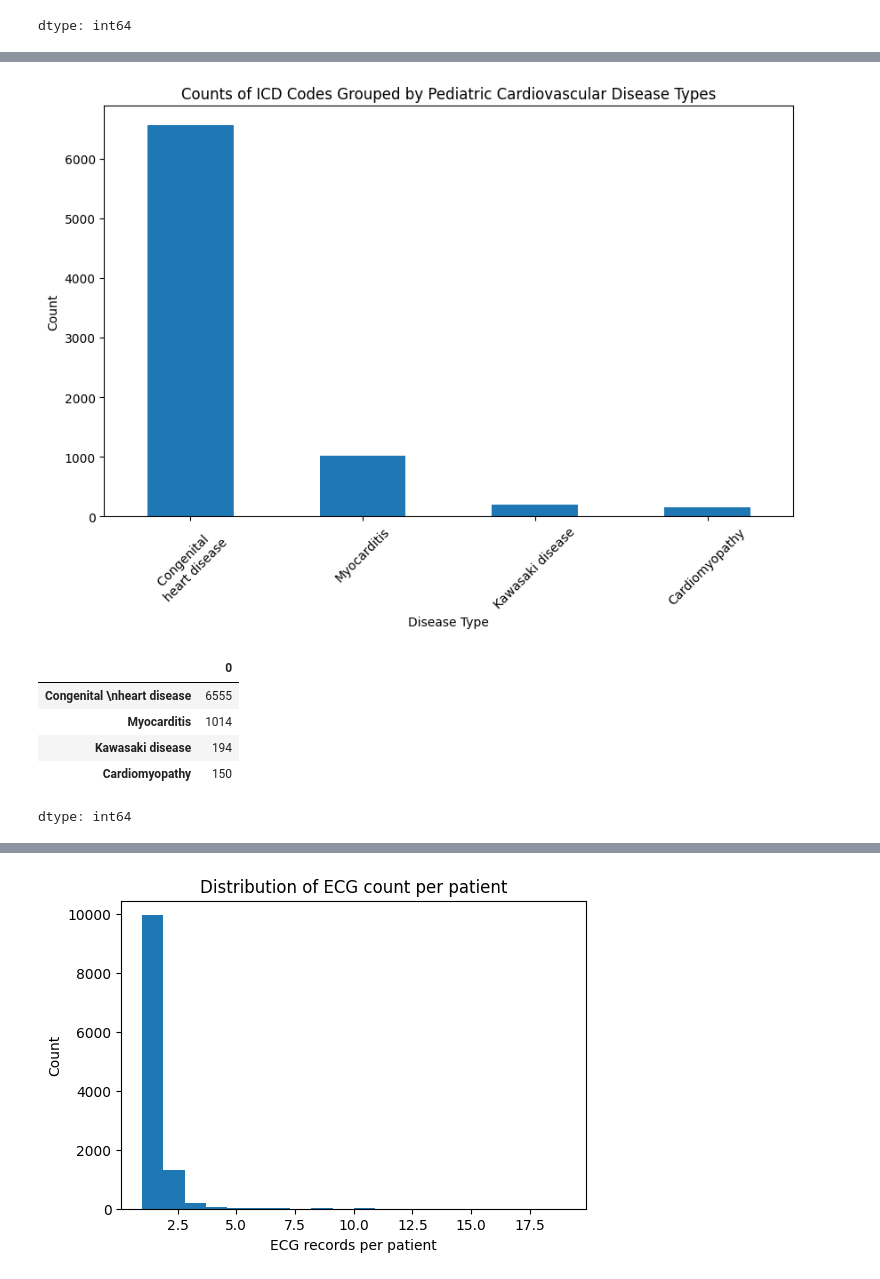
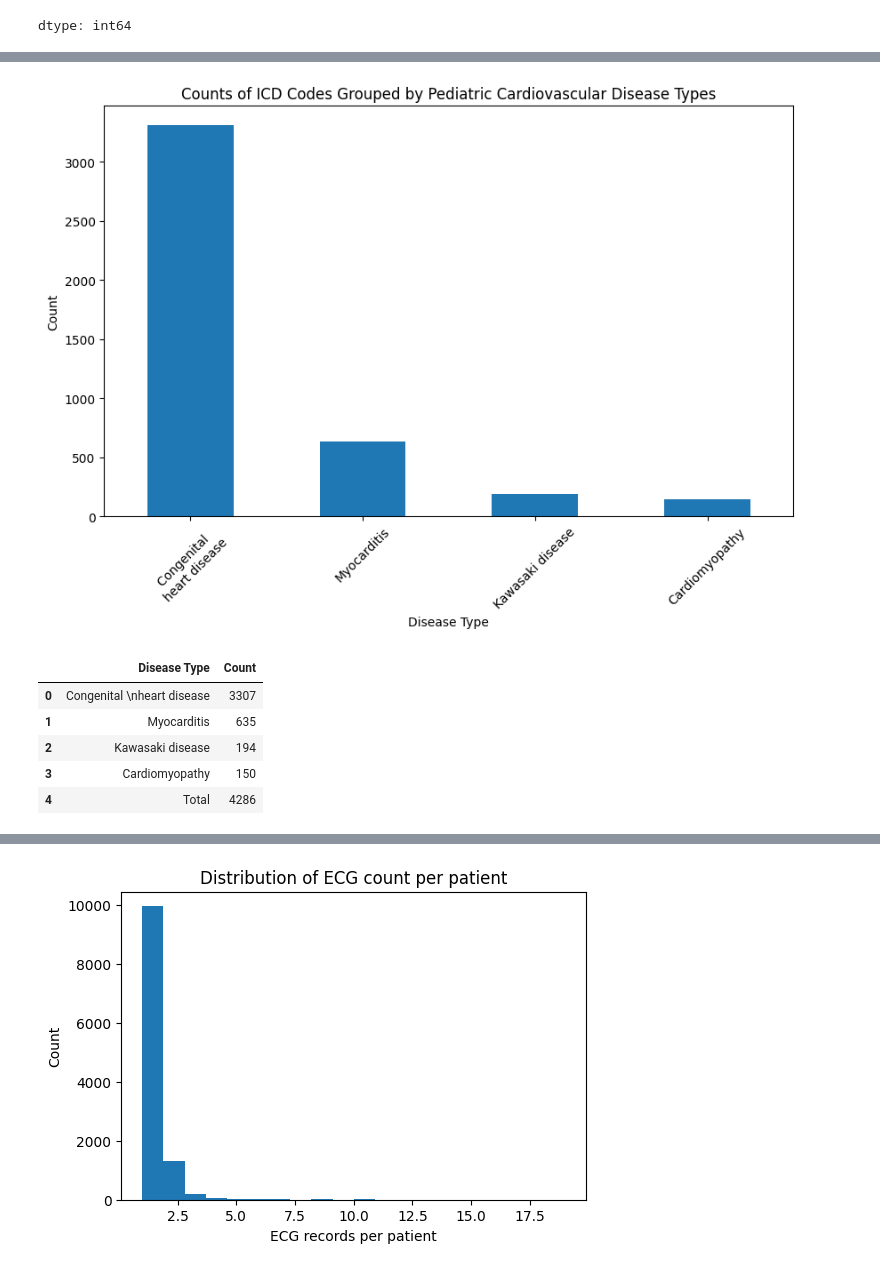
Before and after one commit to kiril-buga/Neural-Network-Training-Project, a Jupyter notebook: 1D_CNN_Multilabel_V1/DataExploration.ipynb, the cells around one changed output, grey strips where cells are left out. Drawn from its saved outputs; the diff is of its cells as text; code cells hidden in the pictures.

```diff
--- a/1D_CNN_Multilabel_V1/DataExploration.ipynb
+++ b/1D_CNN_Multilabel_V1/DataExploration.ipynb
@@ -386,68 +458,65 @@ def clean_icd_str(icd):
 # Clean ICD codes in mapping file
 df_map["ICD_clean"] = df_map["ICD-10 Code"].apply(clean_icd_str)
 
-# === Create dictionary: ICD -> list of Disease Types ===
-icd_to_types = {}
-
-for _, row in df_map.iterrows():
-    icd = row["ICD_clean"]
-    dtype = row["Disease Type"]
-    icd_to_types.setdefault(icd, []).append(dtype)
+# === Build 1→1 mapping by dropping duplicates ===
+df_map_unique = df_map.drop_duplicates(subset=["ICD_clean"])
+icd_to_type = dict(zip(df_map_unique["ICD_clean"], df_map_unique["Disease Type"]))
 
 # === Load attributes dataset ===
 df_attr = pd.read_csv(ATTR_PATH)
-
-# === Function to clean ICD codes as in preprocessing ===
-def clean_icd_str(icd):
-    icd = str(icd).strip().replace("'", "")
-    if ")" in icd:
-        icd = icd.split(")")[-1].strip()
-    return icd
 
 # Extract ICD codes from dataset
 codes = (
     df_attr["ICD-10 code"]
     .dropna()
     .astype(str)
     .str.split(";")
 )
 
 # Clean and flatten ICD list
 clean_flat = []
 for lst in codes:
     for x in lst:
         cleaned = clean_icd_str(x)
         clean_flat.append(cleaned)
 
-# === Count disease types, allowing multiple assignments ===
+# === Count disease types (each ICD contributes exactly once) ===
 type_counts = {}
 
 for icd in clean_flat:
-    if icd in icd_to_types:
-        types = icd_to_types[icd]
-        for t in types:
-            type_counts[t] = type_counts.get(t, 0) + 1
+    if icd in icd_to_type:
+        t = icd_to_type[icd]   # exactly one type per ICD
+        type_counts[t] = type_counts.get(t, 0) + 1
 
 type_counts = pd.Series(type_counts).sort_values(ascending=False)
 
 # === Plot ===
 plt.figure(figsize=(10,6))
 type_counts.plot(kind="bar")
 plt.title("Counts of ICD Codes Grouped by Pediatric Cardiovascular Disease Types")
 plt.xlabel("Disease Type")
 plt.ylabel("Count")
 plt.xticks(rotation=45)
 plt.show()
 
 type_counts
+
+# === Convert to table and add total row ===
+type_counts_table = type_counts.reset_index()
+type_counts_table.columns = ["Disease Type", "Count"]
+
+total_row = pd.DataFrame({"Disease Type": ["Total"], "Count": [type_counts.sum()]})
+type_counts_table = pd.concat([type_counts_table, total_row], ignore_index=True)
+
+type_counts_table
 # %% [output]
-[figure, old version]
+[figure, new version]
-|  | 0 |
-| Congenital \nheart disease | 6555 |
-| Myocarditis | 1014 |
-| Kawasaki disease | 194 |
-| Cardiomyopathy | 150 |
+|  | Disease Type | Count |
+| 0 | Congenital \nheart disease | 3307 |
+| 1 | Myocarditis | 635 |
+| 2 | Kawasaki disease | 194 |
+| 3 | Cardiomyopathy | 150 |
+| 4 | Total | 4286 |
-dtype: int64
 # %%
 # === Load disease mapping from CSV ===
 df_map = pd.read_csv(DISEASE_PATH, encoding='latin1')
```
Also changed, not shown: parts of 3 cells of this notebook.
